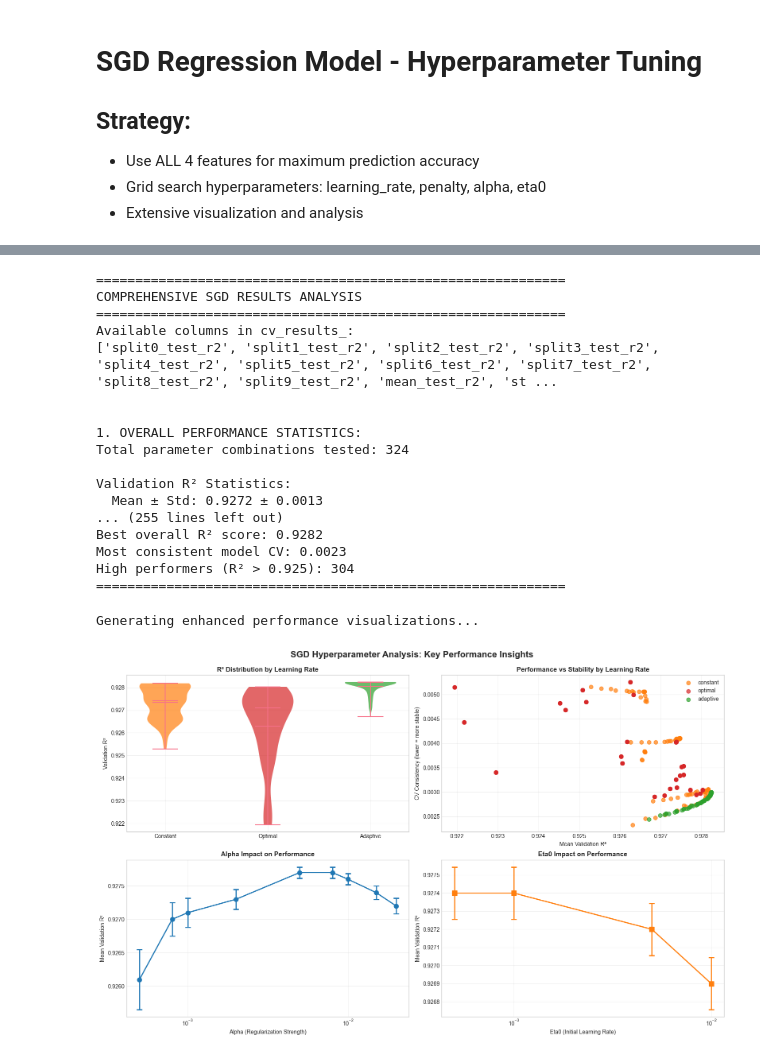
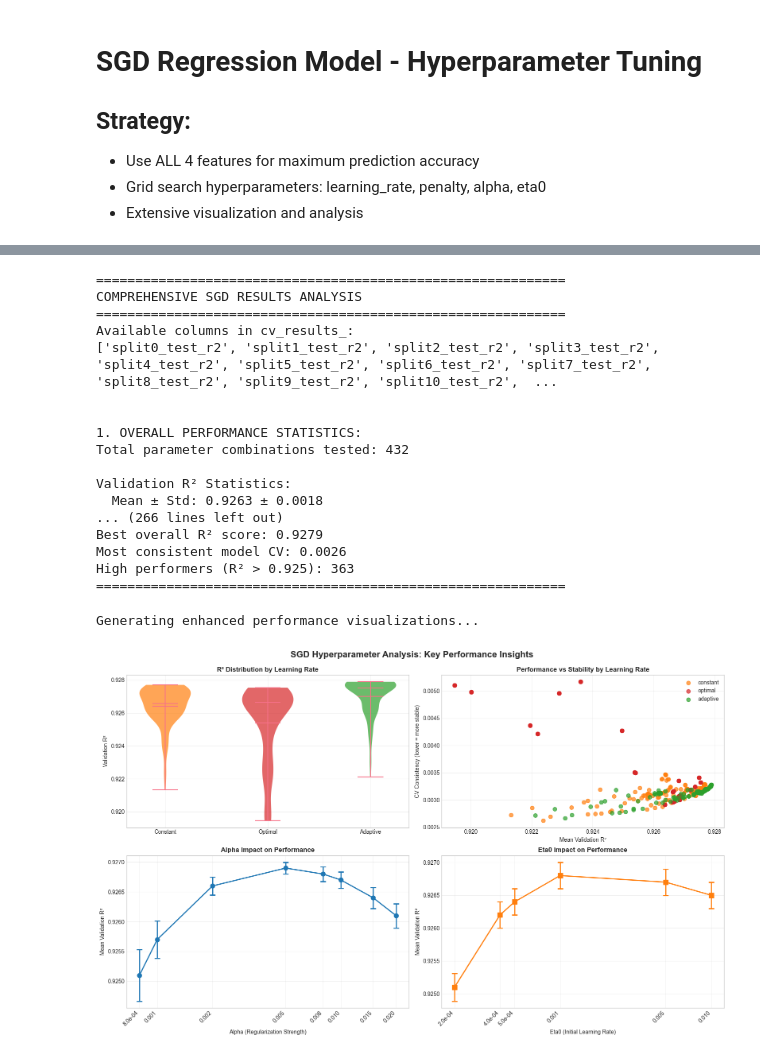
Before and after one commit to RomanHauksson/cs4372-linear-regression-analysis, a Jupyter notebook: src/SGD.ipynb, the cells around one changed output, grey strips where cells are left out. Drawn from its saved outputs; the diff is of its cells as text; code cells hidden in the pictures.

```diff
--- a/src/SGD.ipynb
+++ b/src/SGD.ipynb
@@ -32,7 +32,7 @@ RANDOM_SEED = 42
 np.random.seed(RANDOM_SEED)
 
 # Configurable cross-validation folds (now using random 80/20 splits)
-CV_FOLDS = 10  # Change this to adjust CV strategy (e.g., 3 for fast testing, 10 for more variance)
+CV_FOLDS = 15  # Change this to adjust CV strategy (e.g., 3 for fast testing, 10 for more variance)
 
 print("SGD modeling libraries imported successfully.")
 print(f"Random seed set to: {RANDOM_SEED}")
@@ -44,9 +48,9 @@ param_grid = {
     'learning_rate': ['constant', 'optimal', 'adaptive'],  # Added 'optimal' back for comparison
     'penalty': ['elasticnet', 'l1', 'l2'],
     # Focused alpha range: sweet spot is 0.0005-0.01, avoid extremes, removed 0.0003 and smaller
-    'alpha': [0.0005, 0.0008, 0.001, 0.002, 0.005, 0.008, 0.01, 0.015, 0.02],  # Removed 0.0003, added 0.02
+    'alpha': [0.0008, 0.001, 0.002, 0.005, 0.008, 0.01, 0.015, 0.02],  # Removed 0.0003, added 0.02
     # Reduced eta0 range: remove extremes that showed poor/inconsistent performance
-    'eta0': [0.0005, 0.001, 0.005, 0.01]
+    'eta0': [0.0002, 0.0004, 0.0005, 0.001, 0.005, 0.01]
 }
 
 # Calculate total combinations
@@ -79,8 +103,15 @@ print(f"With {CV_FOLDS} random 80/20 splits: {total_combinations * CV_FOLDS} mod
 # Setup random 80/20 splits (independent sampling with replacement)
 cv = ShuffleSplit(n_splits=CV_FOLDS, test_size=0.2, random_state=RANDOM_SEED)
 
-# Initialize SGD regressor
-sgd = SGDRegressor(max_iter=300, random_state=RANDOM_SEED, early_stopping=True, validation_fraction=0.1)
+# Initialize SGD regressor with ANTI-OVERFITTING configuration
+sgd = SGDRegressor(
+    max_iter=300,
+    random_state=RANDOM_SEED,
+    early_stopping=True,
+    validation_fraction=0.2,   # INCREASED from 0.1 to 0.2 (more validation data)
+    n_iter_no_change=3,        # DECREASED from 5 to 3 (less patience = earlier stopping)
+    tol=1e-3                   # Keep default tolerance
+)
 
 # Setup GridSearchCV with multiple scoring metrics
 scoring = {
@@ -89,7 +120,12 @@ scoring = {
     'mae': 'neg_mean_absolute_error'
 }
 
-print("\nInitializing GridSearchCV...")
+print("\nInitializing GridSearchCV with anti-overfitting early stopping...")
+print("Overfitting reduction measures:")
+print("  • validation_fraction: 0.10 → 0.20 (more data for validation)")
+print("  • n_iter_no_change: 5 → 3 (LESS patience = earlier stopping)")
+print("  • Strategy: Stop training sooner to prevent overfitting")
+
 grid_search = GridSearchCV(
     estimator=sgd,
     param_grid=param_grid,
@@ -302,18 +351,18 @@ print(f"="*60)
 COMPREHENSIVE SGD RESULTS ANALYSIS
 ============================================================
 Available columns in cv_results_:
-['split0_test_r2', 'split1_test_r2', 'split2_test_r2', 'split3_test_r2', 'split4_test_r2', 'split5_test_r2', 'split6_test_r2', 'split7_test_r2', 'split8_test_r2', 'split9_test_r2', 'mean_test_r2', 'st ...
+['split0_test_r2', 'split1_test_r2', 'split2_test_r2', 'split3_test_r2', 'split4_test_r2', 'split5_test_r2', 'split6_test_r2', 'split7_test_r2', 'split8_test_r2', 'split9_test_r2', 'split10_test_r2',  ...
 
 
 1. OVERALL PERFORMANCE STATISTICS:
-Total parameter combinations tested: 324
+Total parameter combinations tested: 432
 
 Validation R² Statistics:
-  Mean ± Std: 0.9272 ± 0.0013
-... (255 lines left out)
-Best overall R² score: 0.9282
-Most consistent model CV: 0.0023
-High performers (R² > 0.925): 304
+  Mean ± Std: 0.9263 ± 0.0018
+... (266 lines left out)
+Best overall R² score: 0.9279
+Most consistent model CV: 0.0026
+High performers (R² > 0.925): 363
 ============================================================
 # %%
 # ENHANCED PERFORMANCE VISUALIZATIONS
@@ -359,7 +408,7 @@ ax2.set_title('Performance vs Stability by Learning Rate', fontweight='bold')
 ax2.legend()
 ax2.grid(True, alpha=0.3)
 
-# Plot 3: Alpha impact with error bars
+# Plot 3: Alpha impact with IMPROVED x-axis formatting
 ax3 = axes[1,0]
 alpha_performance = results_df.groupby('param_alpha').agg({
     'mean_test_r2': ['mean', 'std', 'count']
@@ -379,38 +428,48 @@ ax3.set_xlabel('Alpha (Regularization Strength)')
 ax3.set_ylabel('Mean Validation R²')
 ax3.set_title('Alpha Impact on Performance', fontweight='bold')
 ax3.set_xscale('log')
+
+# IMPROVED: Custom x-axis tick formatting for better readability
+ax3.set_xticks(alphas)
+alpha_labels = [f'{x:.1e}' if x < 0.001 else f'{x:.3f}' for x in alphas]
+ax3.set_xticklabels(alpha_labels, rotation=45, ha='right', fontsize=10)
 ax3.grid(True, alpha=0.3)
 
-# Plot 4: Eta0 impact with error bars
+# Plot 4: Eta0 impact with IMPROVED x-axis formatting
 ax4 = axes[1,1]
 eta0_performance = results_df.groupby('param_eta0').agg({
     'mean_test_r2': ['mean', 'std', 'count']
 }).round(4)
 
 eta0s = eta0_performance.index
 eta0_r2_means = eta0_performance[('mean_test_r2', 'mean')]
 eta0_r2_stds = eta0_performance[('mean_test_r2', 'std')]
 eta0_r2_counts = eta0_performance[('mean_test_r2', 'count')]
 
 # Calculate standard error
 eta0_r2_se = eta0_r2_stds / np.sqrt(eta0_r2_counts)
 
 ax4.errorbar(eta0s, eta0_r2_means, yerr=eta0_r2_se, marker='s', capsize=5, capthick=2,
              linewidth=2, markersize=8, color='#ff7f0e')
 ax4.set_xlabel('Eta0 (Initial Learning Rate)')
 ax4.set_ylabel('Mean Validation R²')
 ax4.set_title('Eta0 Impact on Performance', fontweight='bold')
 ax4.set_xscale('log')
+
+# IMPROVED: Custom x-axis tick formatting for better readability
+ax4.set_xticks(eta0s)
+eta0_labels = [f'{x:.1e}' if x < 0.001 else f'{x:.3f}' for x in eta0s]
+ax4.set_xticklabels(eta0_labels, rotation=45, ha='right', fontsize=10)
 ax4.grid(True, alpha=0.3)
 
 plt.tight_layout()
 plt.suptitle('SGD Hyperparameter Analysis: Key Performance Insights',
              fontsize=16, fontweight='bold', y=0.98)
 plt.subplots_adjust(top=0.92)
 plt.show()
 # %% [output]
 Generating enhanced performance visualizations...
-[figure, old version]
+[figure, new version]
 # %%
 # ADVANCED ANALYSIS: INTERACTIONS AND OVERFITTING
 print("Generating advanced analysis visualizations...")
```
Also changed, not shown: parts of 6 cells of this notebook.
